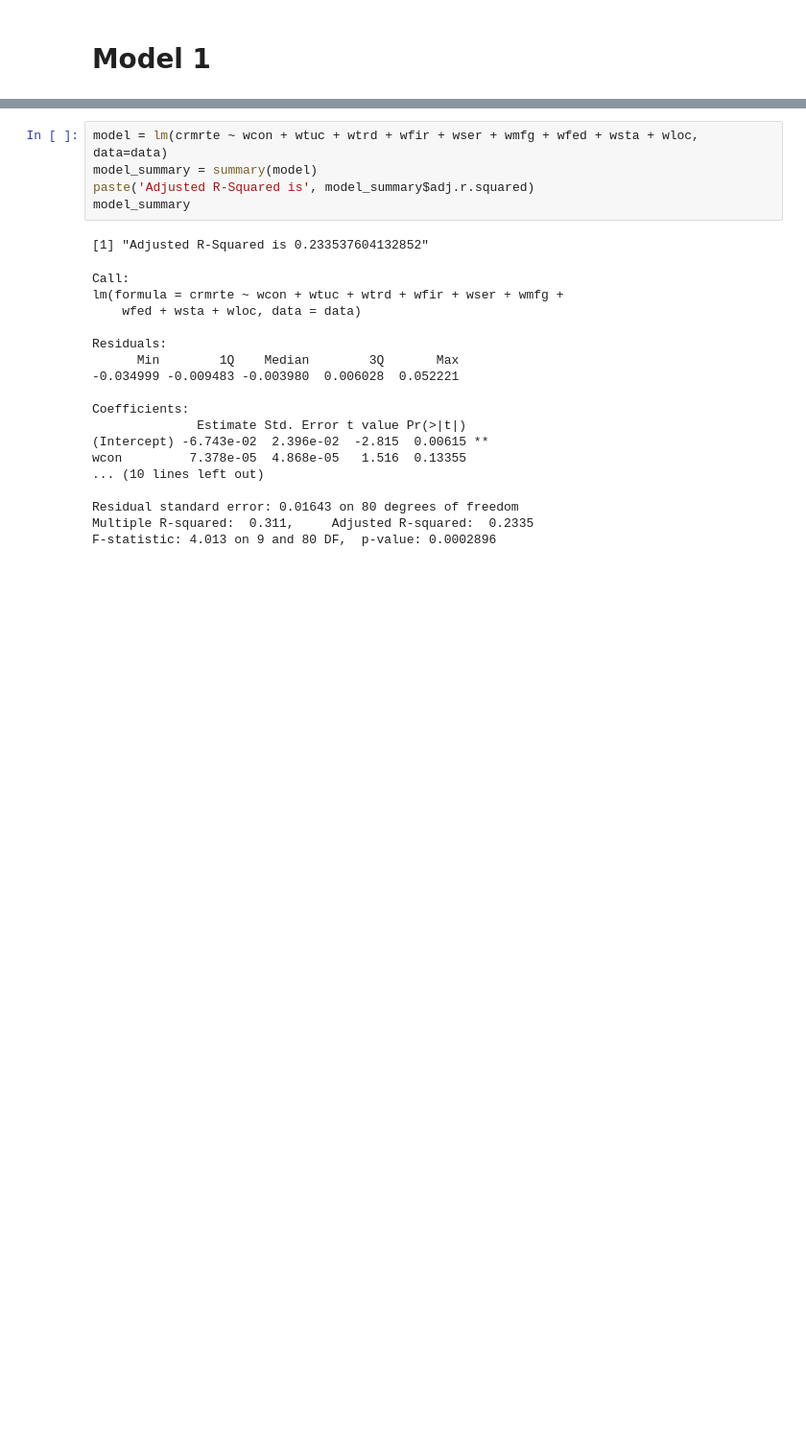
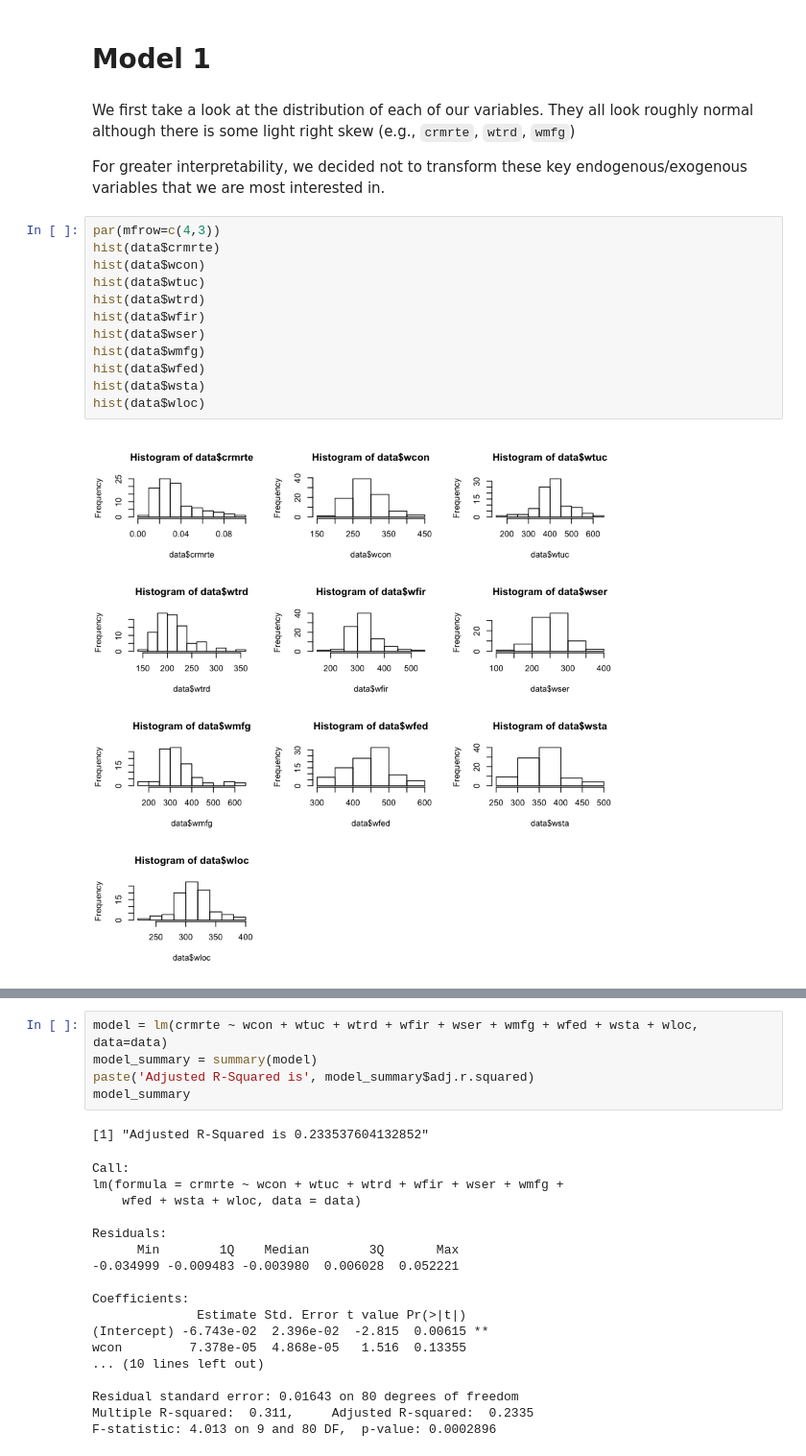
Before and after one commit to vbeohar/mids203_lab3, a Jupyter notebook: lab3_zw_vb_rb_v3.ipynb, the cells around one changed output, grey strips where cells are left out. Shown: that part at 96% size. Drawn from its saved outputs; the diff is of its cells as text; blank space fills up the shorter version.

```diff
--- a/lab3_zw_vb_rb_v3.ipynb
+++ b/lab3_zw_vb_rb_v3.ipynb
@@ -89,3 +83,21 @@ While the wage related variables may also have non-linear relationships, we do n
 # %% [markdown]
 # Model 1
+# %% [markdown]
+We first take a look at the distribution of each of our variables. They all look roughly normal although there is some light right skew (e.g., `crmrte`, `wtrd`, `wmfg`)
+
+For greater interpretability, we decided not to transform these key endogenous/exogenous variables that we are most interested in.
+# %%
+par(mfrow=c(4,3))
+hist(data$crmrte)
+hist(data$wcon)
+hist(data$wtuc)
+hist(data$wtrd)
+hist(data$wfir)
+hist(data$wser)
+hist(data$wmfg)
+hist(data$wfed)
+hist(data$wsta)
+hist(data$wloc)
+# %% [output]
+[figure, added]
 # %% [markdown]
```
Also changed, not shown: parts of 17 cells of this notebook, 1 other file.
